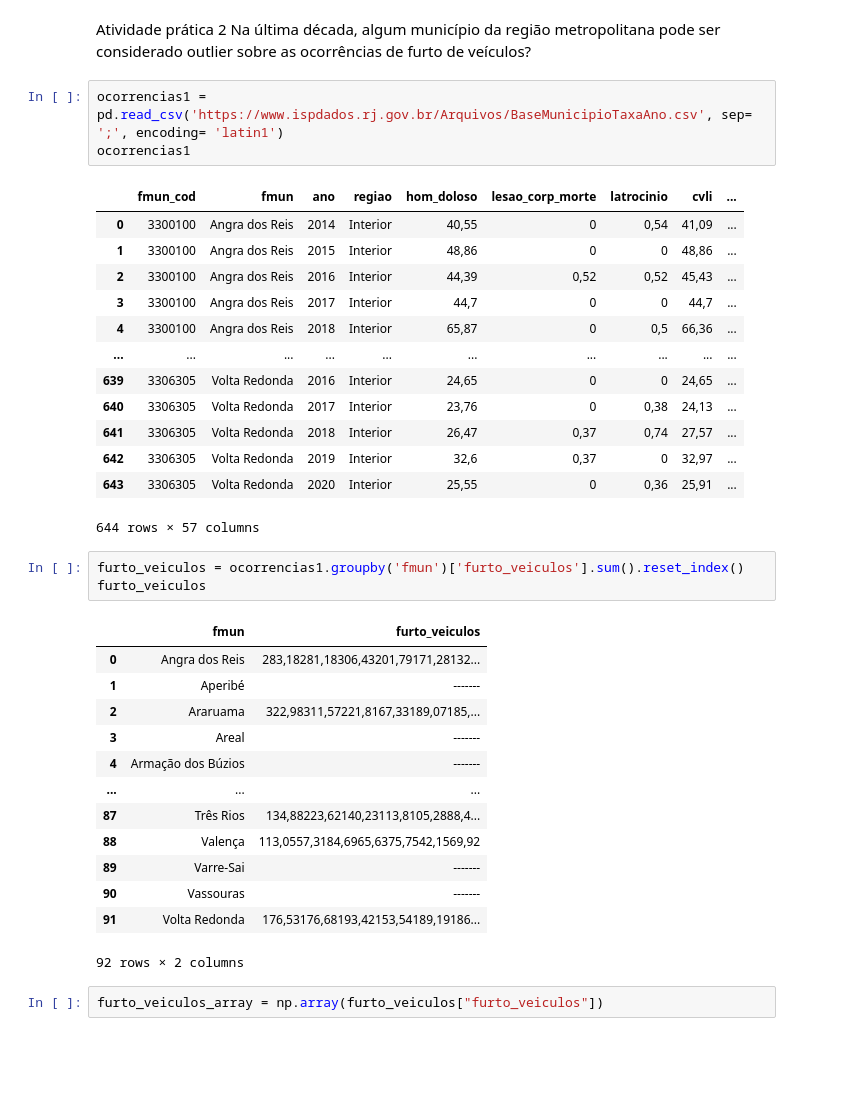
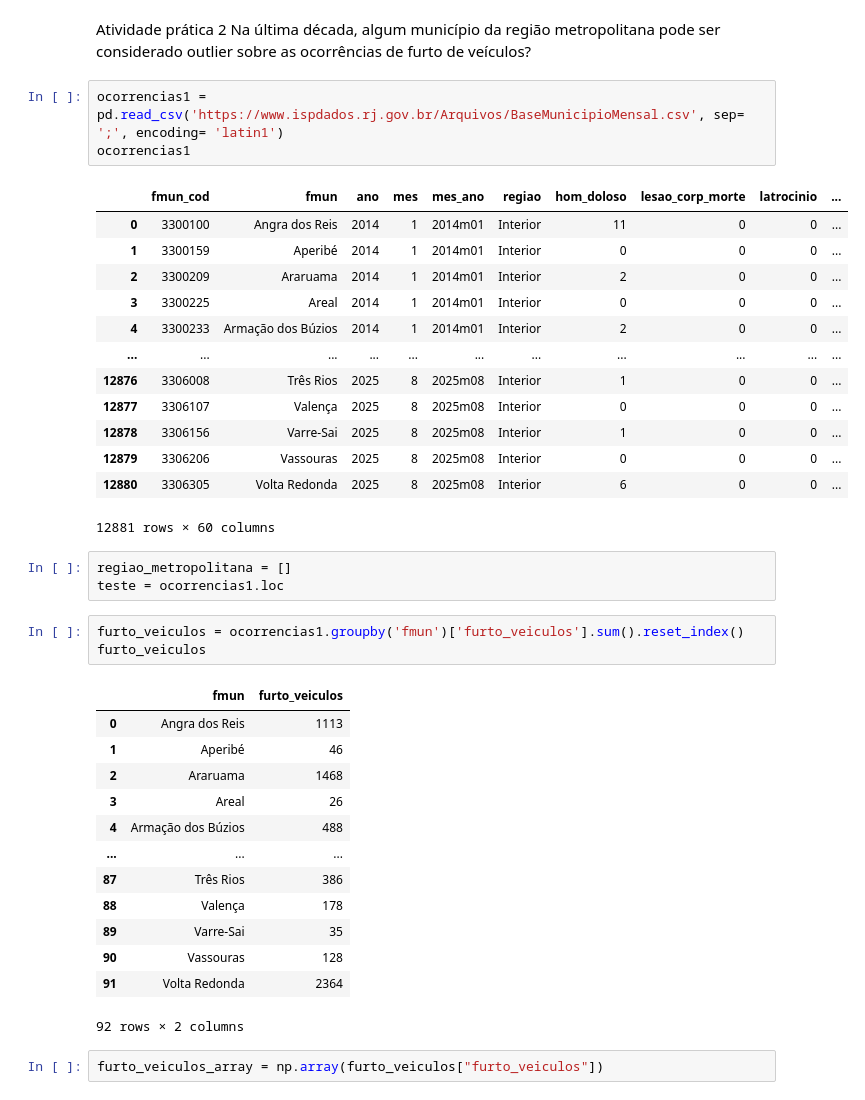
Before and after one commit to Fani-Oliveira/Repo_Senac, a Jupyter notebook: AulaMTC.ipynb, the cells around one changed output. Drawn from its saved outputs; the diff is of its cells as text; blank space fills up the shorter version.

```diff
--- a/AulaMTC.ipynb
+++ b/AulaMTC.ipynb
@@ -149,38 +147,41 @@ veiculos_outliers.sort_values(by="oc_veiculos", ascending= False)
 Atividade prática 2
 Na última década, algum município da região metropolitana pode ser considerado outlier sobre as ocorrências de furto de veículos?
 # %%
-ocorrencias1 = pd.read_csv('https://www.ispdados.rj.gov.br/Arquivos/BaseMunicipioTaxaAno.csv', sep= ';', encoding= 'latin1')
+ocorrencias1 = pd.read_csv('https://www.ispdados.rj.gov.br/Arquivos/BaseMunicipioMensal.csv', sep= ';', encoding= 'latin1')
 ocorrencias1
 # %% [output]
-|  | fmun_cod | fmun | ano | regiao | hom_doloso | lesao_corp_morte | latrocinio | cvli | ... |
-| 0 | 3300100 | Angra dos Reis | 2014 | Interior | 40,55 | 0 | 0,54 | 41,09 | ... |
-| 1 | 3300100 | Angra dos Reis | 2015 | Interior | 48,86 | 0 | 0 | 48,86 | ... |
-| 2 | 3300100 | Angra dos Reis | 2016 | Interior | 44,39 | 0,52 | 0,52 | 45,43 | ... |
-| 3 | 3300100 | Angra dos Reis | 2017 | Interior | 44,7 | 0 | 0 | 44,7 | ... |
-| 4 | 3300100 | Angra dos Reis | 2018 | Interior | 65,87 | 0 | 0,5 | 66,36 | ... |
-| ... | ... | ... | ... | ... | ... | ... | ... | ... | ... |
-| 639 | 3306305 | Volta Redonda | 2016 | Interior | 24,65 | 0 | 0 | 24,65 | ... |
-| 640 | 3306305 | Volta Redonda | 2017 | Interior | 23,76 | 0 | 0,38 | 24,13 | ... |
-| 641 | 3306305 | Volta Redonda | 2018 | Interior | 26,47 | 0,37 | 0,74 | 27,57 | ... |
-| 642 | 3306305 | Volta Redonda | 2019 | Interior | 32,6 | 0,37 | 0 | 32,97 | ... |
-| 643 | 3306305 | Volta Redonda | 2020 | Interior | 25,55 | 0 | 0,36 | 25,91 | ... |
+|  | fmun_cod | fmun | ano | mes | mes_ano | regiao | hom_doloso | lesao_corp_morte | latrocinio | ... |
+| 0 | 3300100 | Angra dos Reis | 2014 | 1 | 2014m01 | Interior | 11 | 0 | 0 | ... |
+| 1 | 3300159 | Aperibé | 2014 | 1 | 2014m01 | Interior | 0 | 0 | 0 | ... |
+| 2 | 3300209 | Araruama | 2014 | 1 | 2014m01 | Interior | 2 | 0 | 0 | ... |
+| 3 | 3300225 | Areal | 2014 | 1 | 2014m01 | Interior | 0 | 0 | 0 | ... |
+| 4 | 3300233 | Armação dos Búzios | 2014 | 1 | 2014m01 | Interior | 2 | 0 | 0 | ... |
+| ... | ... | ... | ... | ... | ... | ... | ... | ... | ... | ... |
+| 12876 | 3306008 | Três Rios | 2025 | 8 | 2025m08 | Interior | 1 | 0 | 0 | ... |
+| 12877 | 3306107 | Valença | 2025 | 8 | 2025m08 | Interior | 0 | 0 | 0 | ... |
+| 12878 | 3306156 | Varre-Sai | 2025 | 8 | 2025m08 | Interior | 1 | 0 | 0 | ... |
+| 12879 | 3306206 | Vassouras | 2025 | 8 | 2025m08 | Interior | 0 | 0 | 0 | ... |
+| 12880 | 3306305 | Volta Redonda | 2025 | 8 | 2025m08 | Interior | 6 | 0 | 0 | ... |
-644 rows × 57 columns
+12881 rows × 60 columns
+# %%
+regiao_metropolitana = []
+teste = ocorrencias1.loc
 # %%
 furto_veiculos = ocorrencias1.groupby('fmun')['furto_veiculos'].sum().reset_index()
 furto_veiculos
 # %% [output]
 |  | fmun | furto_veiculos |
-| 0 | Angra dos Reis | 283,18281,18306,43201,79171,28132... |
-| 1 | Aperibé | ------- |
-| 2 | Araruama | 322,98311,57221,8167,33189,07185,... |
-| 3 | Areal | ------- |
-| 4 | Armação dos Búzios | ------- |
+| 0 | Angra dos Reis | 1113 |
+| 1 | Aperibé | 46 |
+| 2 | Araruama | 1468 |
+| 3 | Areal | 26 |
+| 4 | Armação dos Búzios | 488 |
 | ... | ... | ... |
-| 87 | Três Rios | 134,88223,62140,23113,8105,2888,4... |
-| 88 | Valença | 113,0557,3184,6965,6375,7542,1569,92 |
-| 89 | Varre-Sai | ------- |
-| 90 | Vassouras | ------- |
-| 91 | Volta Redonda | 176,53176,68193,42153,54189,19186... |
+| 87 | Três Rios | 386 |
+| 88 | Valença | 178 |
+| 89 | Varre-Sai | 35 |
+| 90 | Vassouras | 128 |
+| 91 | Volta Redonda | 2364 |
 92 rows × 2 columns
 # %%
 furto_veiculos_array = np.array(furto_veiculos["furto_veiculos"])
```
Also changed, not shown: parts of 4 cells of this notebook, 3 other files.
